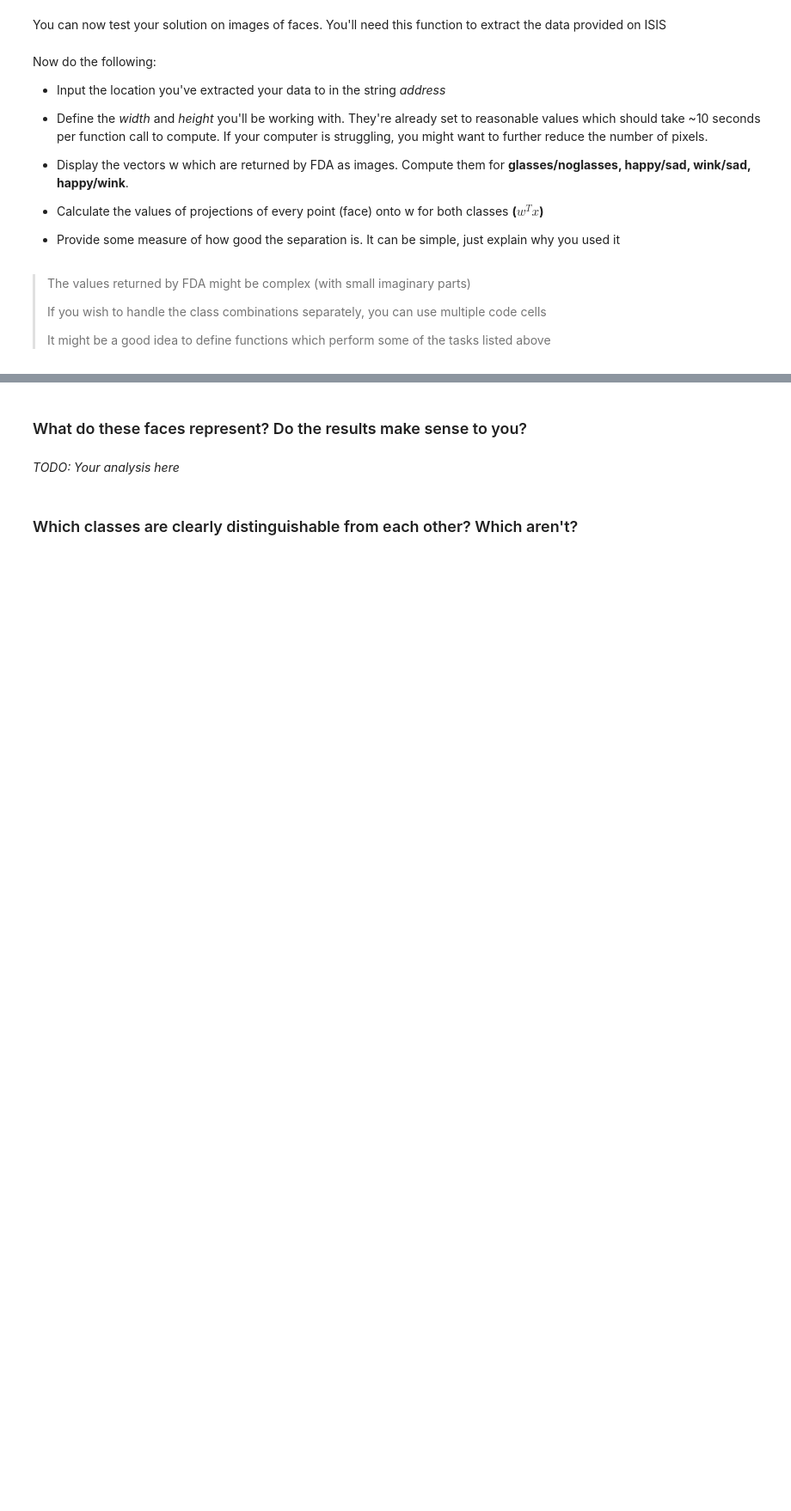
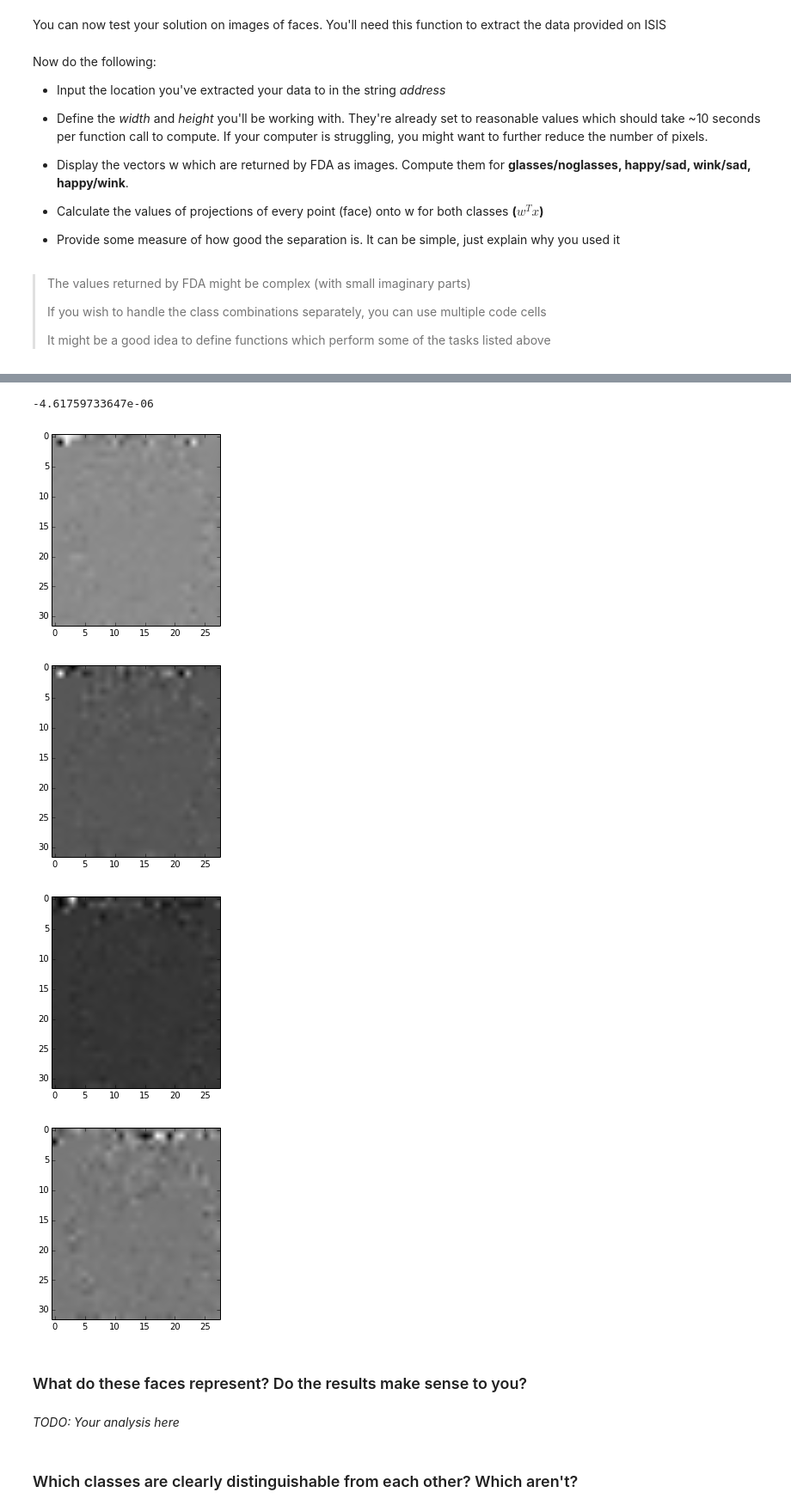
Before and after one commit to JensMeiners/ML1, a Jupyter notebook: Ex05/Code/Sheet05_Code.ipynb, the cells around one changed output, grey strips where cells are left out. Shown: that part at 86% size. Saved outputs shown, nothing was run; the diff lists cells and outputs as text; code cells hidden in the pictures; blank space fills up the shorter version.

```diff
--- a/Ex05/Code/Sheet05_Code.ipynb
+++ b/Ex05/Code/Sheet05_Code.ipynb
@@ -54,21 +54,22 @@ def calculate_w(classes):
         returns: w determined by FDA
     """
     n = len(classes)
-    print "n: "+str(n)
+    #print "n: "+str(n)
 
     assert (n > 0), "The list is empty"
     d = classes[0].shape[0]
     for i in range(1, n):
         assert (classes[i].shape[0]==d), "Some classes have different dimensions"
-    for i in range(n):
-        print "class "+str(i)+" shape"+str(classes[i].shape)
+    #for i in range(n):
+    #    print "class "+str(i)+" shape"+str(classes[i].shape)
+
     # Compute the means
     mean_c = []
     for i in range(0, n):
         mean_c.append(np.mean(classes[i],1))
-        print "mean_"+str(i)+": "+str(mean_c[i].shape)
-    mean = np.mean(mean_c,1)
-    print "mean: "+str(mean.shape)
+    #    print "mean_"+str(i)+": "+str(mean_c[i].shape)
+    mean = np.mean(mean_c,0)
+    #print "mean: "+str(mean.shape)
 
     # Compute S_b
     #S_b = 0
@@ -91,8 +92,8 @@ def calculate_w(classes):
 
     # Compute w
     w = np.linalg.pinv(S_w)
-    print w.shape
-    print mean.shape
+    #print "w.shape: "+str(w.shape)
+    #print mean.shape
     w = np.dot(w,mean)
     #print "w: "+str(w)
 
@@ -273,3 +244,42 @@ NameError: name 'glasses' is not defined
+# %%
+#TODO: Process the combinations glasses/noglasses, happy/sad, wink/sad, happy/wink
+
+# glasses/noglasses,
+w = calculate_w([glasses, noglasses])
+plt.imshow(np.reshape(w,(wi,h)))
+plt.set_cmap("gray")
+w = w/np.linalg.norm(w) # Set its length to 1 for projection purposes
+P = np.outer(w,w)
+# Calculate the projections
+C = np.zeros((glasses.shape[0],))
+for i in range(glasses.shape[1]):
+    A = np.dot(P,glasses[:,i])
+    B = np.dot(P,noglasses[:,i])
+    C += A-B
+C = C / glasses.shape[1]
+print np.mean(C)
+plt.show()
+# happy/sad,
+w = calculate_w([happy, sad])
+plt.imshow(np.reshape(w,(wi,h)))
+plt.set_cmap("gray")
+plt.show()
+# wink/sad,
+w = calculate_w([wink, sad])
+plt.imshow(np.reshape(w,(wi,h)))
+plt.set_cmap("gray")
+plt.show()
+# happy/wink.
+w = calculate_w([happy, wink])
+plt.imshow(np.reshape(w,(wi,h)))
+plt.set_cmap("gray")
+plt.show()
+# %% [output]
+-4.61759733647e-06
+[figure, added]
+[figure, added]
+[figure, added]
+[figure, added]
 # %% [markdown]
 ### What do these faces represent? Do the results make sense to you?
 # %% [markdown]
```
Also changed, not shown: parts of 6 cells of this notebook.
